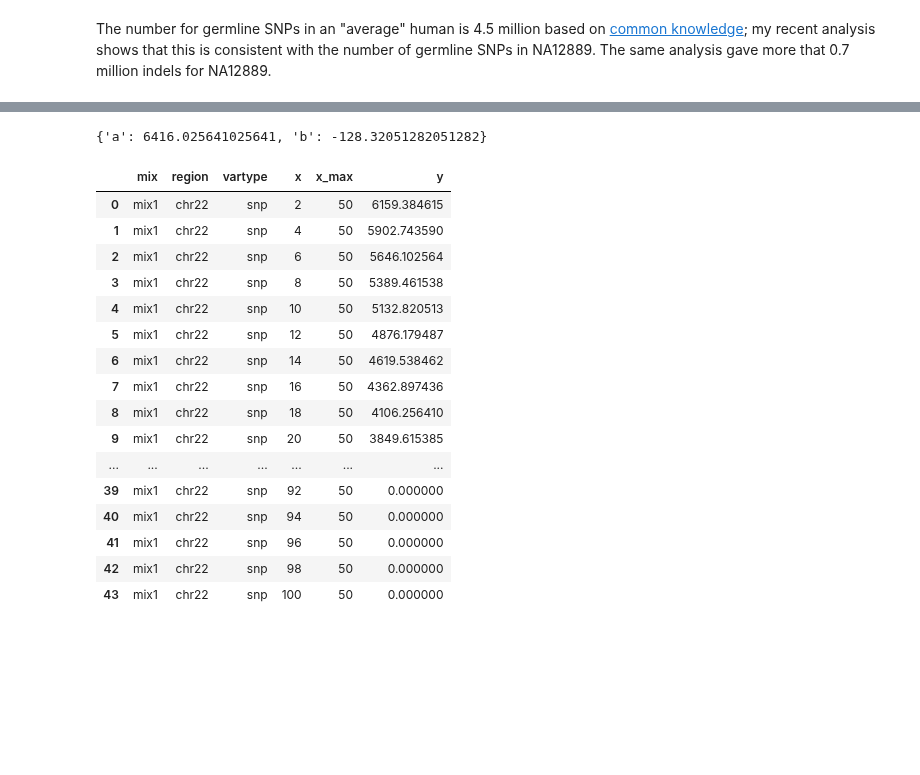
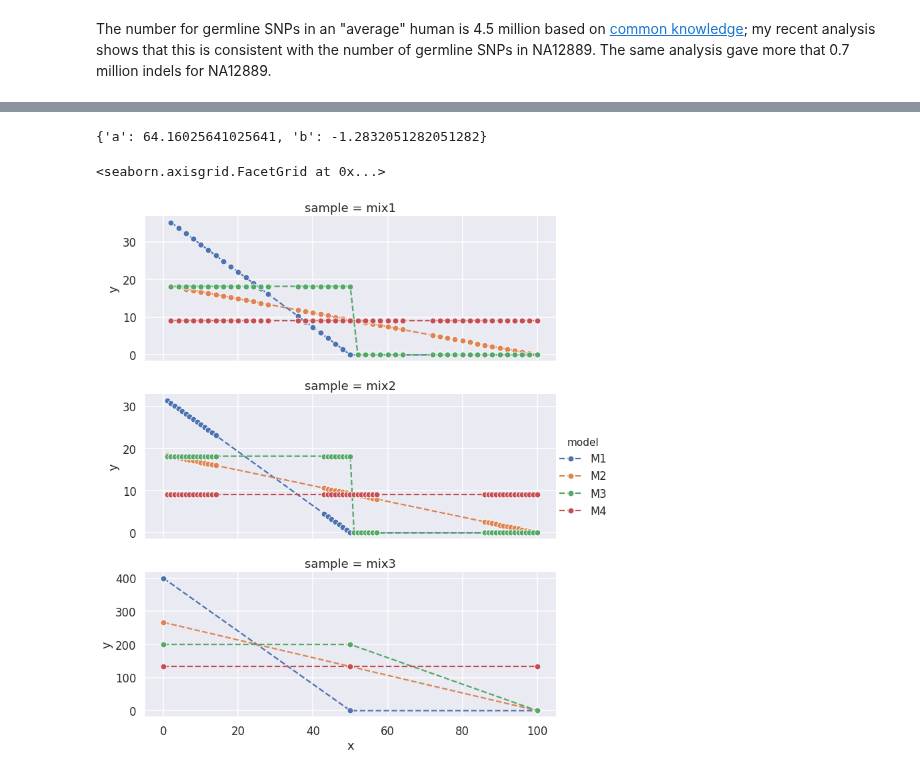
Before and after one commit to attilagk/BSM-research, a Jupyter notebook: notebook/2019-04-04-truth-sets-aaf/2019-04-04-truth-sets-aaf.ipynb, the cells around one changed output, grey strips where cells are left out. Cells and saved outputs as stored; diff of their text form; code cells hidden in the pictures; blank space fills up the shorter version.

```diff
--- a/notebook/2019-04-04-truth-sets-aaf/2019-04-04-truth-sets-aaf.ipynb
+++ b/notebook/2019-04-04-truth-sets-aaf/2019-04-04-truth-sets-aaf.ipynb
@@ -30,3 +23,5 @@ nvariants = pd.concat([tsaaf(mix=m, vartype=v, region=r) for r in ['chr22', 'aut
+# %%
+nvariants = tsa.make_ts_aaf_get_nvariants()
 # %%
 nvariants.head()
 # %% [output]
@@ -195,30 +195,19 @@ A further extension is to distinguish between SNPs and indels as well as between
 # %%
 xset = nvariants.loc[(nvariants['region'] == 'autosomes') & (nvariants['sample'] == 'mix1') & (nvariants['vartype'] == 'snp'), 'aaf']
-svm.get_yset(Y=germ_vars.at['chr22', 'snp'], xset=xset, x_max=50, only_params=True)
+tsa.evaluate_model(Y=germ_vars.at['chr22', 'snp'] * 1e-2, xset=xset, model='M1', only_params=True)
 # %% [output]
-{'a': 6416.025641025641, 'b': -128.32051282051282}
+{'a': 64.16025641025641, 'b': -1.2832051282051282}
-# %%
-def foo(mix, vartype, region, x_max):
-    y = svm.get_yset(Y=germ_vars.at[region, vartype], xset=xset, x_max=x_max, only_params=False)
-    df = pd.DataFrame({'y': y, 'x': xset, 'x_max': x_max, 'mix': mix, 'vartype': vartype, 'region': region})
-    return(df)
-#y = svm.get_yset(Y=germ_vars.at['chr22', 'snp'], xset=xset, x_max=50, only_params=False)
-foo(mix='mix1', vartype='snp', region='chr22', x_max=50)
-# %% [output]
-|  | mix | region | vartype | x | x_max | y |
-| 0 | mix1 | chr22 | snp | 2 | 50 | 6159.384615 |
-| 1 | mix1 | chr22 | snp | 4 | 50 | 5902.743590 |
-| 2 | mix1 | chr22 | snp | 6 | 50 | 5646.102564 |
-| 3 | mix1 | chr22 | snp | 8 | 50 | 5389.461538 |
-| 4 | mix1 | chr22 | snp | 10 | 50 | 5132.820513 |
-| 5 | mix1 | chr22 | snp | 12 | 50 | 4876.179487 |
-| 6 | mix1 | chr22 | snp | 14 | 50 | 4619.538462 |
-| 7 | mix1 | chr22 | snp | 16 | 50 | 4362.897436 |
-| 8 | mix1 | chr22 | snp | 18 | 50 | 4106.256410 |
-| 9 | mix1 | chr22 | snp | 20 | 50 | 3849.615385 |
-| ... | ... | ... | ... | ... | ... | ... |
-| 39 | mix1 | chr22 | snp | 92 | 50 | 0.000000 |
-| 40 | mix1 | chr22 | snp | 94 | 50 | 0.000000 |
-| 41 | mix1 | chr22 | snp | 96 | 50 | 0.000000 |
-| 42 | mix1 | chr22 | snp | 98 | 50 | 0.000000 |
-| 43 | mix1 | chr22 | snp | 100 | 50 | 0.000000 |
+# %%
+modeled_nvar = tsa.evalmodel2df_all(nvariants)
+# %%
+def m_nvar_aaf_plot(region, vartype, p_som2germ):
+    fg = sns.FacetGrid(data=modeled_nvar.loc[(modeled_nvar['region'] == region) & (modeled_nvar['vartype'] == vartype) & (modeled_nvar['p_som2germ'] == p_som2germ), :], row='sample', hue='model', sharey=False, aspect=2.5, height=4)
+    fg = fg.map(plt.plot, 'x', 'y', marker='o', markeredgecolor='white', linestyle='dashed')
+    fg = fg.add_legend()
+    return(fg)
+# %%
+fg = m_nvar_aaf_plot(region='autosomes', vartype='snp', p_som2germ=4)
+fg
+# %% [output]
+<seaborn.axisgrid.FacetGrid at 0x...>
+[figure, added]
```
Also changed, not shown: parts of 8 cells of this notebook, 2 other files.
